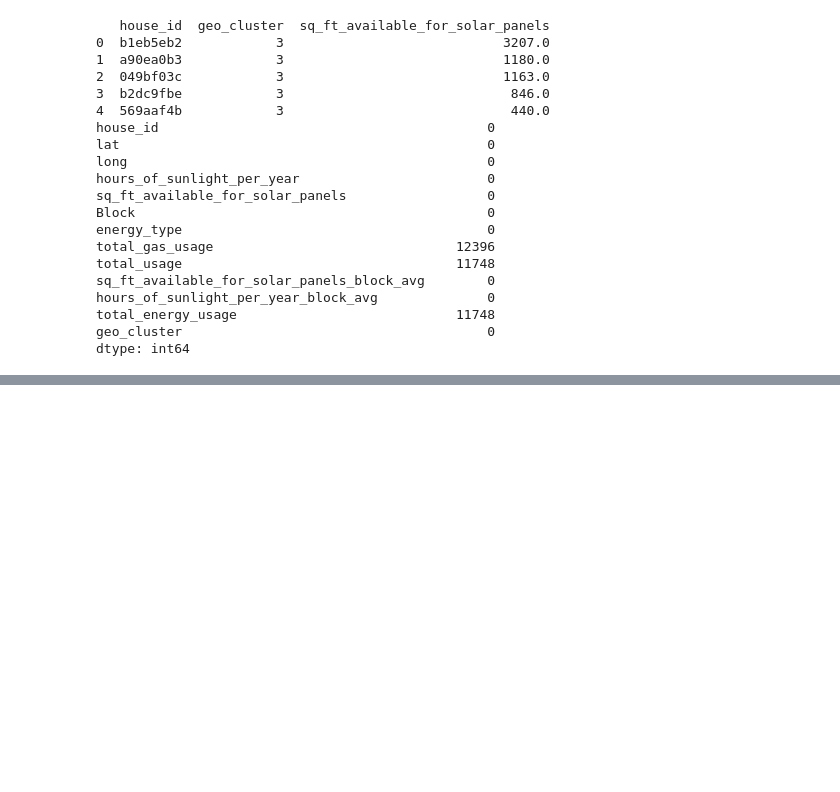
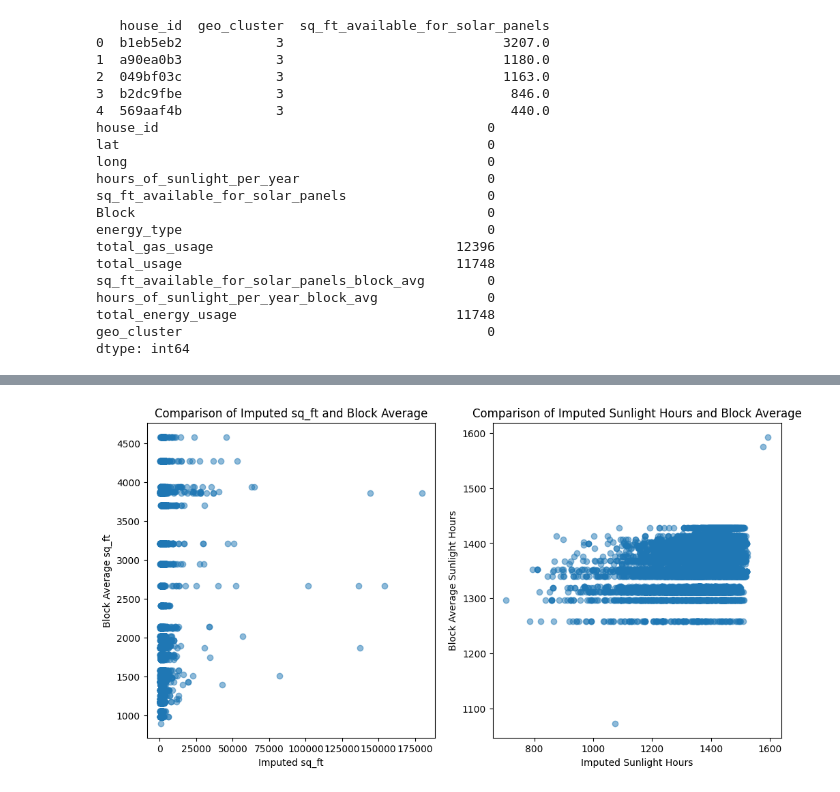
Before and after one commit to smcox789/390B-New-Solar-Data-Analysis, a Jupyter notebook: solar_analysis.ipynb, the cells around one changed output, grey strips where cells are left out. Cells and saved outputs as stored; diff of their text form; code cells hidden in the pictures; blank space fills up the shorter version.

```diff
--- a/solar_analysis.ipynb
+++ b/solar_analysis.ipynb
@@ -644,3 +644,10 @@ geo_cluster                                       0
 dtype: int64
 # %%
 solar_copy.to_csv('solar_imputed.csv', index=False)
+# %%
+# compare block averages to imputed values
+solar_copy['diff_sq_ft'] = solar_copy['sq_ft_available_for_solar_panels'] - solar_copy['sq_ft_available_for_solar_panels_block_avg']
+
+solar_copy['diff_sunlight_hrs'] = solar_copy['hours_of_sunlight_per_year'] - solar_copy['hours_of_sunlight_per_year_block_avg']
+
+print(solar_copy[['diff_sq_ft', 'diff_sunlight_hrs']].describe())
@@ -646,0 +664,19 @@ solar_copy.to_csv('solar_imputed.csv', index=False)
+# %%
+import matplotlib.pyplot as plt
+
+plt.figure(figsize=(12, 6))
+plt.subplot(1, 2, 1)
+plt.scatter(solar_copy['sq_ft_available_for_solar_panels'], solar_copy['sq_ft_available_for_solar_panels_block_avg'], alpha=0.5)
+plt.title('Comparison of Imputed sq_ft and Block Average')
+plt.xlabel('Imputed sq_ft')
+plt.ylabel('Block Average sq_ft')
+
+plt.subplot(1, 2, 2)
+plt.scatter(solar_copy['hours_of_sunlight_per_year'], solar_copy['hours_of_sunlight_per_year_block_avg'], alpha=0.5)
+plt.title('Comparison of Imputed Sunlight Hours and Block Average')
+plt.xlabel('Imputed Sunlight Hours')
+plt.ylabel('Block Average Sunlight Hours')
+
+plt.show()
+# %% [output]
+[figure, added]
```
Also changed, not shown: parts of 1 cell of this notebook.
